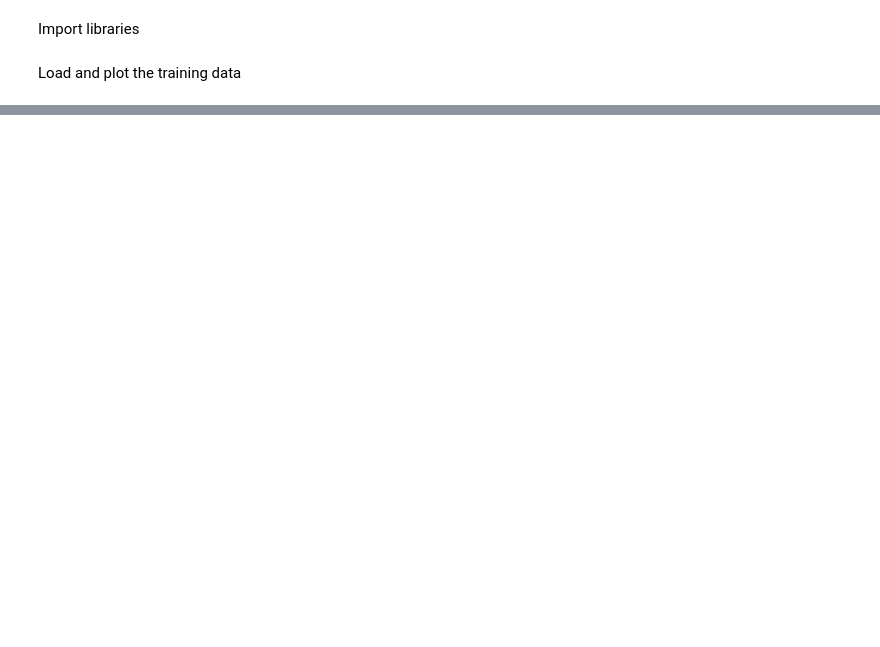
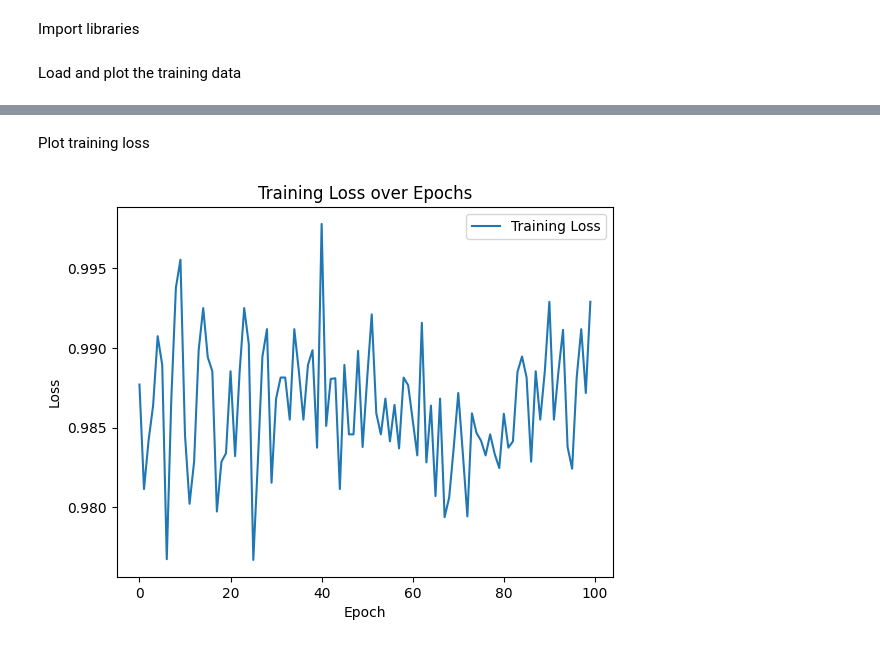
Before and after one commit to Siarzis/ai-tutor, a Jupyter notebook: lfc_disturbance_prediction_lstm.ipynb, the cells around one changed output, grey strips where cells are left out. Cells and saved outputs as stored; diff of their text form; code cells hidden in the pictures; blank space fills up the shorter version.

```diff
--- a/lfc_disturbance_prediction_lstm.ipynb
+++ b/lfc_disturbance_prediction_lstm.ipynb
@@ -56,0 +116,32 @@ print(train_dataset_tensor[0])
+# %%
+epochs = 100
+training_loss = []
+
+for e in range(epochs):
+
+    total_batch_loss = 0.0
+    average_batch_loss = 0.0
+
+    # forward pass
+    for i_batch, (timeseries_batch, label_batch) in enumerate(train_loader):
+
+        timeseries_batch = timeseries_batch.to(device)
+        label_batch = label_batch.to(device)
+
+        # nullify gradients for every batch
+        optimizer.zero_grad()
+
+        output = net(timeseries_batch)
+
+        # compute loss and store the total loss in each epoch
+        loss = criterion(output, label_batch)
+        total_batch_loss += loss.item()
+
+        # backpropagation
+        loss.backward() # propagate the loss backwards
+        optimizer.step() # update weights
+
+    average_batch_loss = total_batch_loss / len(train_loader)
+    training_loss.append(average_batch_loss)
+
+    print('Epoch [{}/{}], Loss: {:.4f}'.format(e+1, epochs, average_batch_loss))
@@ -56,0 +167,12 @@ print(train_dataset_tensor[0])
+# %% [markdown]
+Plot training loss
+# %%
+# Plot the training loss
+plt.plot(training_loss, label='Training Loss')
+plt.xlabel('Epoch')
+plt.ylabel('Loss')
+plt.title('Training Loss over Epochs')
+plt.legend()
+plt.show()
+# %% [output]
+[figure, added]
```
Also changed, not shown: parts of 12 cells of this notebook.
